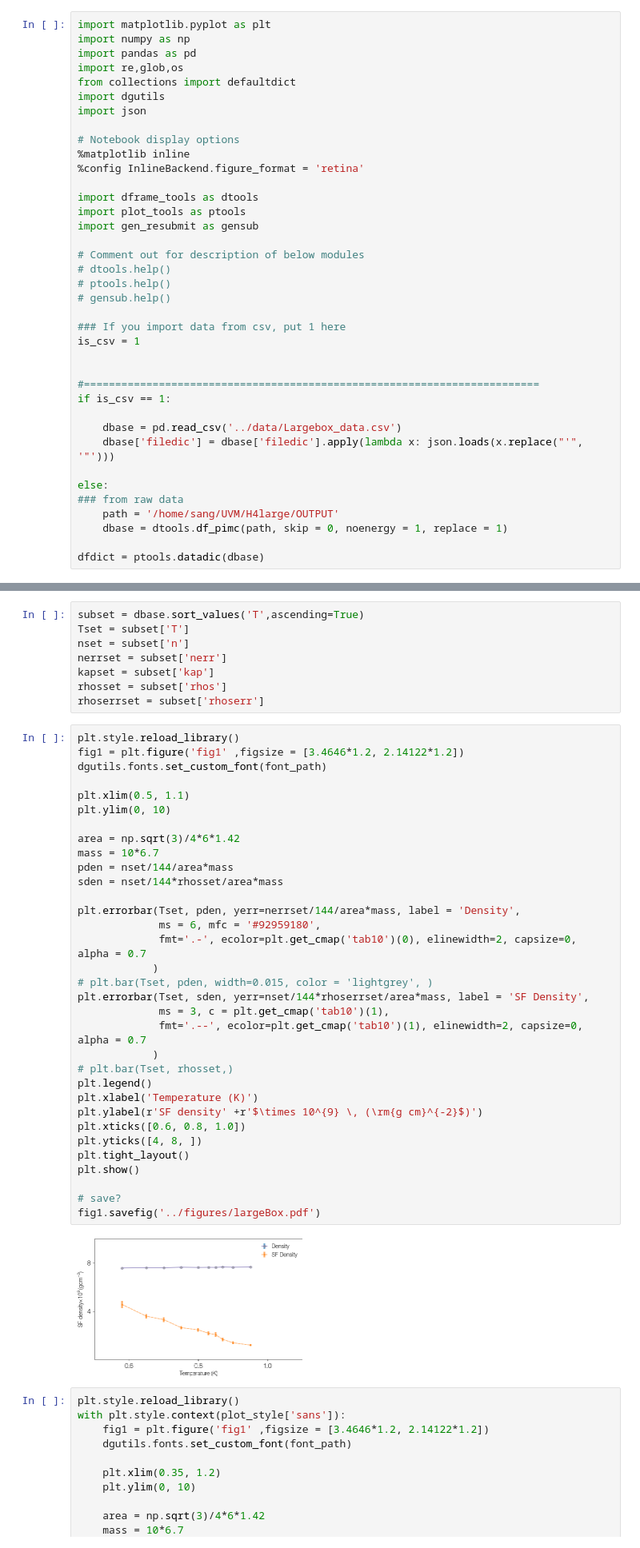
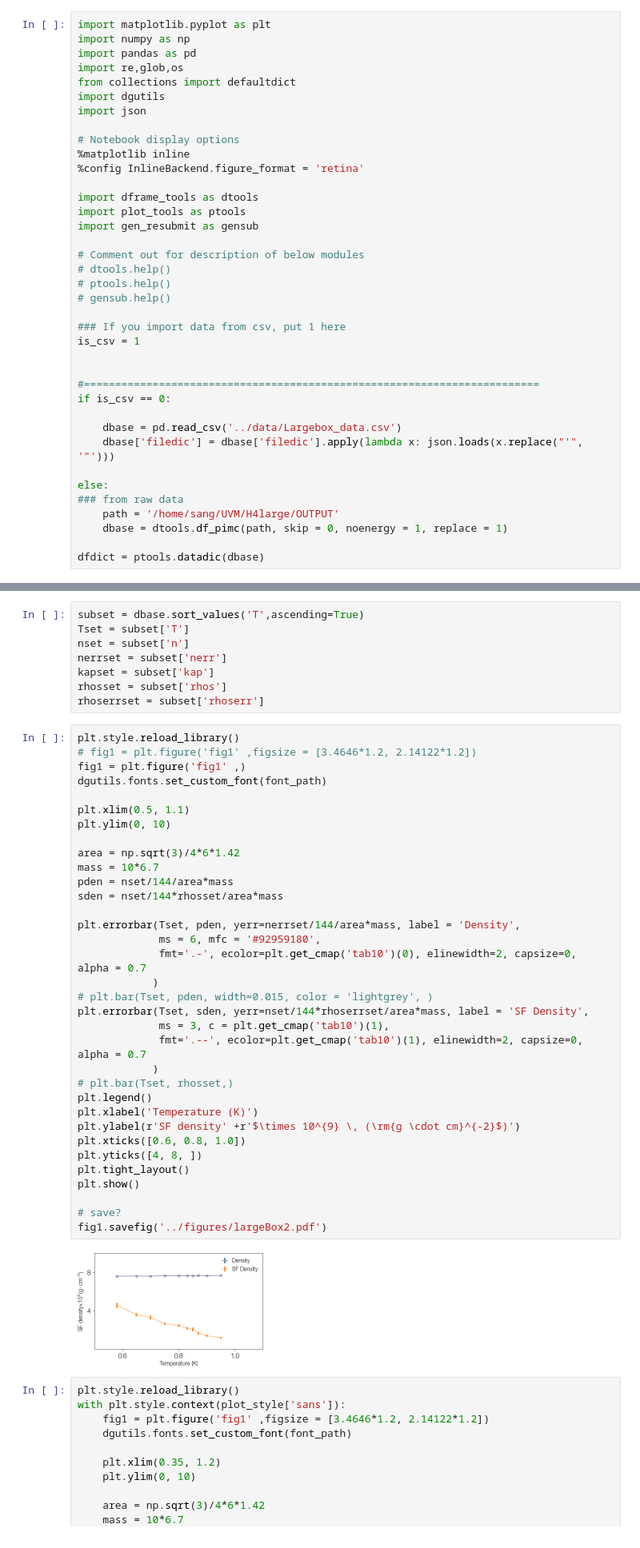
Before and after one commit to DelMaestroGroup/papers-code-Superfluid4HeStrainGraphene, a Jupyter notebook: src/LargeBoxSim.ipynb, the cells around one changed output, grey strips where cells are left out. Shown: that part at 80% size. Cells and saved outputs as stored; diff of their text form.

```diff
--- a/src/LargeBoxSim.ipynb
+++ b/src/LargeBoxSim.ipynb
@@ -25,7 +25,7 @@ is_csv = 1
 
 
 #=========================================================================
-if is_csv == 1:
+if is_csv == 0:
 
     dbase = pd.read_csv('../data/Largebox_data.csv')
     dbase['filedic'] = dbase['filedic'].apply(lambda x: json.loads(x.replace("'", '"')))
@@ -84,39 +84,40 @@ rhosset = subset['rhos']
 rhoserrset = subset['rhoserr']
 # %%
 plt.style.reload_library()
-fig1 = plt.figure('fig1' ,figsize = [3.4646*1.2, 2.14122*1.2])
+# fig1 = plt.figure('fig1' ,figsize = [3.4646*1.2, 2.14122*1.2])
+fig1 = plt.figure('fig1' ,)
 dgutils.fonts.set_custom_font(font_path)
 
 plt.xlim(0.5, 1.1)
 plt.ylim(0, 10)
 
 area = np.sqrt(3)/4*6*1.42
 mass = 10*6.7
 pden = nset/144/area*mass
 sden = nset/144*rhosset/area*mass
 
 plt.errorbar(Tset, pden, yerr=nerrset/144/area*mass, label = 'Density',
              ms = 6, mfc = '#92959180',
              fmt='.-', ecolor=plt.get_cmap('tab10')(0), elinewidth=2, capsize=0, alpha = 0.7
             )
 # plt.bar(Tset, pden, width=0.015, color = 'lightgrey', )
 plt.errorbar(Tset, sden, yerr=nset/144*rhoserrset/area*mass, label = 'SF Density',
              ms = 3, c = plt.get_cmap('tab10')(1),
              fmt='.--', ecolor=plt.get_cmap('tab10')(1), elinewidth=2, capsize=0, alpha = 0.7
             )
 # plt.bar(Tset, rhosset,)
 plt.legend()
 plt.xlabel('Temperature (K)')
-plt.ylabel(r'SF density' +r'$\times 10^{9} \, (\rm{g cm}^{-2}$)')
+plt.ylabel(r'SF density' +r'$\times 10^{9} \, (\rm{g \cdot cm}^{-2}$)')
 plt.xticks([0.6, 0.8, 1.0])
 plt.yticks([4, 8, ])
 plt.tight_layout()
 plt.show()
 
 # save?
-fig1.savefig('../figures/largeBox.pdf')
+fig1.savefig('../figures/largeBox2.pdf')
 # %% [output]
-[figure, old version]
+[figure, new version]
 # %%
 plt.style.reload_library()
 with plt.style.context(plot_style['sans']):
```
Also changed, not shown: 6 other files.
